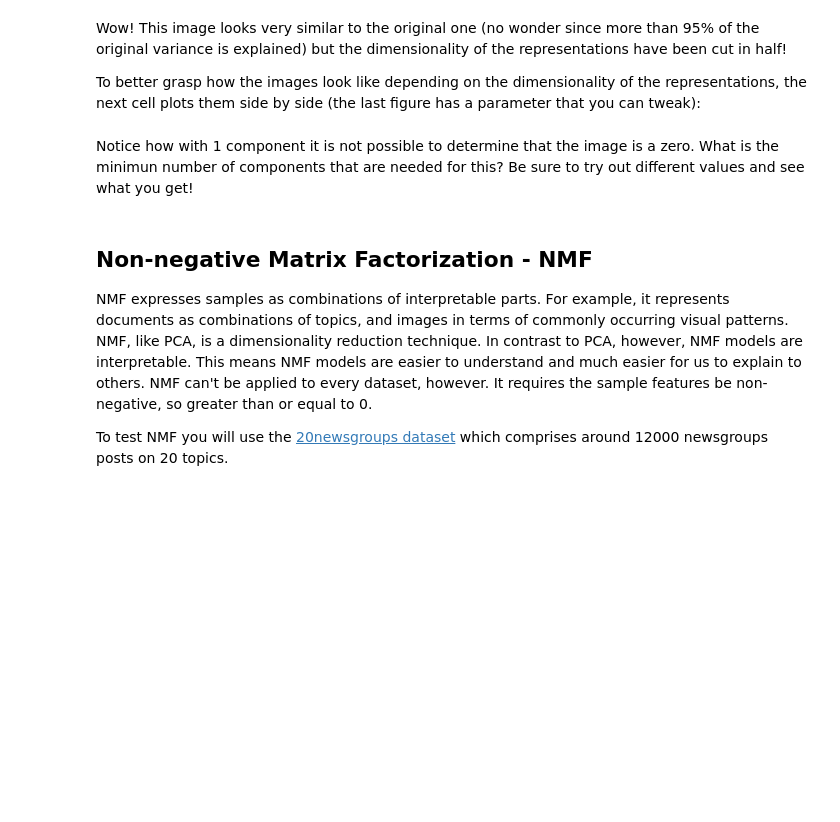
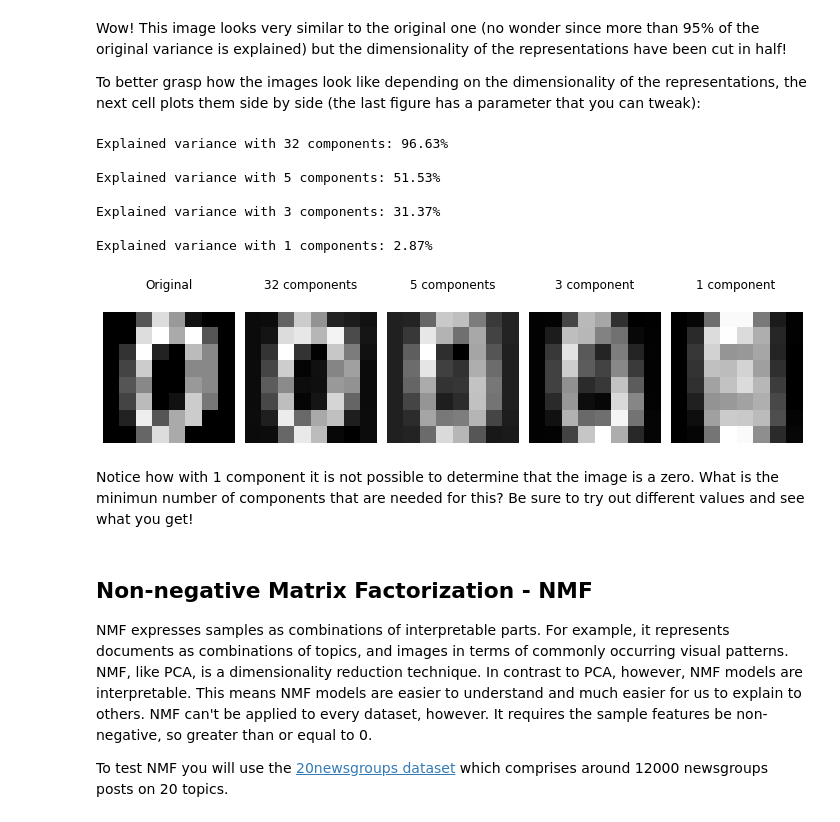
Before and after one commit to zhulingchen/Machine-Learning-Engineering-for-Production-MLOps-Specialization, a Jupyter notebook: Machine Learning Modeling Pipelines in Production/C3W2-Lab/C3_W2_Lab_2_Algorithmic_Dimensionality.ipynb, the cells around one changed output. Cells and saved outputs as stored; diff of their text form; code cells hidden in the pictures; blank space fills up the shorter version.

```diff
--- a/Machine Learning Modeling Pipelines in Production/C3W2-Lab/C3_W2_Lab_2_Algorithmic_Dimensionality.ipynb
+++ b/Machine Learning Modeling Pipelines in Production/C3W2-Lab/C3_W2_Lab_2_Algorithmic_Dimensionality.ipynb
@@ -246,34 +338,49 @@ Wow! This image looks very similar to the original one (no wonder since more tha
 
 To better grasp how the images look like depending on the dimensionality of the representations, the next cell plots them side by side (the last figure has a parameter that you can tweak):
 # %%
-fig = plt.figure()
+fig = plt.figure(figsize=(10, 5))
 
 # Original image
-ax1 = fig.add_subplot(1,4,1)
+ax1 = fig.add_subplot(1,5,1)
 ax1.matshow(image, cmap = 'gray')
 ax1.title.set_text('Original')
 ax1.axis('off')
 
 # Using 32 components
-ax2 = fig.add_subplot(1,4,2)
-ax2.matshow(image_reduced_32, cmap = 'gray')
+ax2 = fig.add_subplot(1,5,2)
+ax2.matshow(image_given_components(32), cmap = 'gray')
 ax2.title.set_text('32 components')
 ax2.axis('off')
 
 # Using 5 components
-ax3 = fig.add_subplot(1,4,3)
-ax3.matshow(image_reduced_5, cmap = 'gray')
+ax3 = fig.add_subplot(1,5,3)
+ax3.matshow(image_given_components(5), cmap = 'gray')
 ax3.title.set_text('5 components')
 ax3.axis('off')
 
+# Using 3 components
+ax4 = fig.add_subplot(1,5,4)
+ax4.matshow(image_given_components(3), cmap = 'gray') # Change this parameter to see other representations
+ax4.title.set_text('3 component')
+ax4.axis('off')
+
 # Using 1 components
-ax4 = fig.add_subplot(1,4,4)
-ax4.matshow(image_given_components(1), cmap = 'gray') # Change this parameter to see other representations
-ax4.title.set_text('1 component')
-ax4.axis('off')
+ax5 = fig.add_subplot(1,5,5)
+ax5.matshow(image_given_components(1), cmap = 'gray') # Change this parameter to see other representations
+ax5.title.set_text('1 component')
+ax5.axis('off')
 
 plt.tight_layout()
 plt.show()
+# %% [output]
+Explained variance with 32 components: 96.63%
+
+Explained variance with 5 components: 51.53%
+
+Explained variance with 3 components: 31.37%
+
+Explained variance with 1 components: 2.87%
+[figure, added]
 # %% [markdown]
 Notice how with 1 component it is not possible to determine that the image is a zero. What is the minimun number of components that are needed for this? Be sure to try out different values and see what you get!
 # %% [markdown]
```
Also changed, not shown: parts of 44 cells of this notebook.
